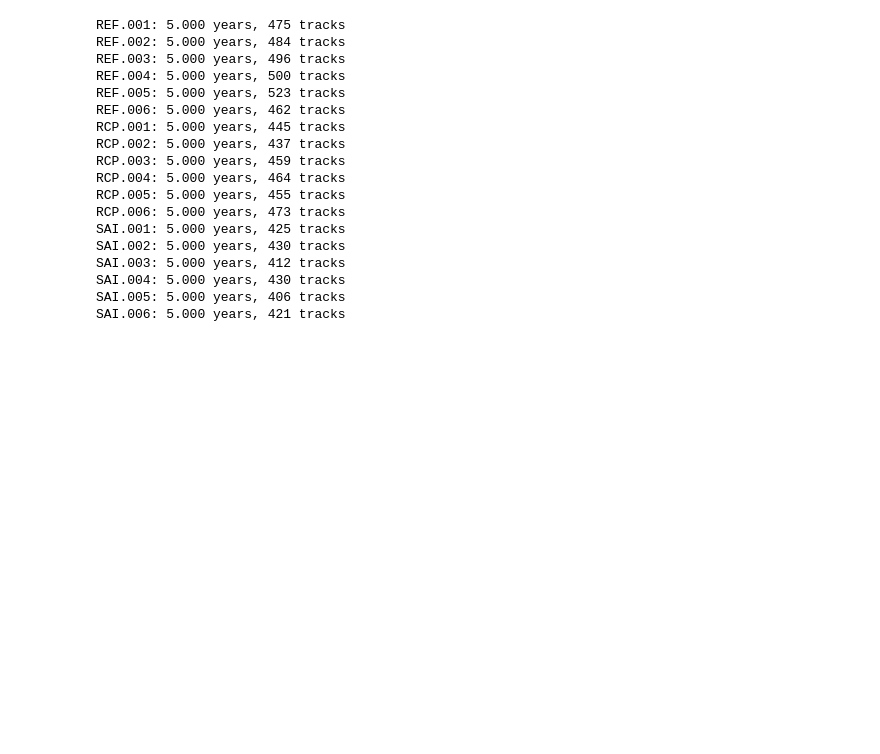
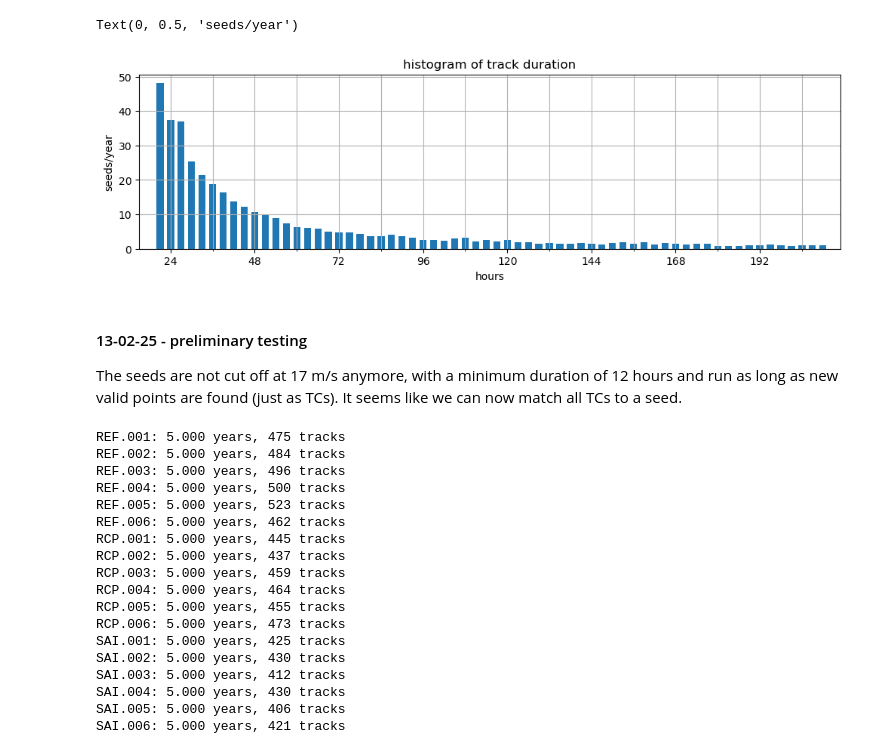
Before and after one commit to JdeJong96/TCs-under-SAI, a Jupyter notebook: analysis/notebooks/link_seeds_TCs.ipynb, the cells around one changed output. Cells and saved outputs as stored; diff of their text form; code cells hidden in the pictures; blank space fills up the shorter version.

```diff
--- a/analysis/notebooks/link_seeds_TCs.ipynb
+++ b/analysis/notebooks/link_seeds_TCs.ipynb
@@ -14,3 +77,25 @@ import tracks
+# %%
+exp = 'Reference'
+fig=plt.figure(figsize=(12,3))
+ax = plt.axes()
+track_size = ds_sd[exp].time.notnull().sum('dtime') * 3 # track duration [hours]
+hist, bins = np.histogram(track_size, np.arange(-1.5,213,3))
+ax.bar((bins[1:]+bins[:-1])/2, hist/ds_sd[exp].num_days.item()*365, width=2)
+#track_size.plot.hist(ax=ax, bins=np.arange(0,9,0.25))
+#_=plt.xticks(range(0,9,1))
+ax.set_xticks(range(0,213,24))
+ax.set_xticks(range(0,213,12), minor=True)
+ax.set_xlim([15,215])
+ax.grid(which='both')
+ax.set_title('histogram of track duration')
+ax.set_xlabel('hours')
+ax.set_ylabel('seeds/year')
+# %% [output]
+Text(0, 0.5, 'seeds/year')
+[figure, added]
+# %% [markdown]
+#### 13-02-25 - preliminary testing
+The seeds are not cut off at 17 m/s anymore, with a minimum duration of 12 hours and run as long as new valid points are found (just as TCs). It seems like we can now match all TCs to a seed.
 # %%
 ds_tc = tracks.load_tracks('../../tracker/jobs/Tracking_TC_RV/', ext='')
 # %% [output]
```
Also changed, not shown: parts of 15 cells of this notebook, 21 other files.
